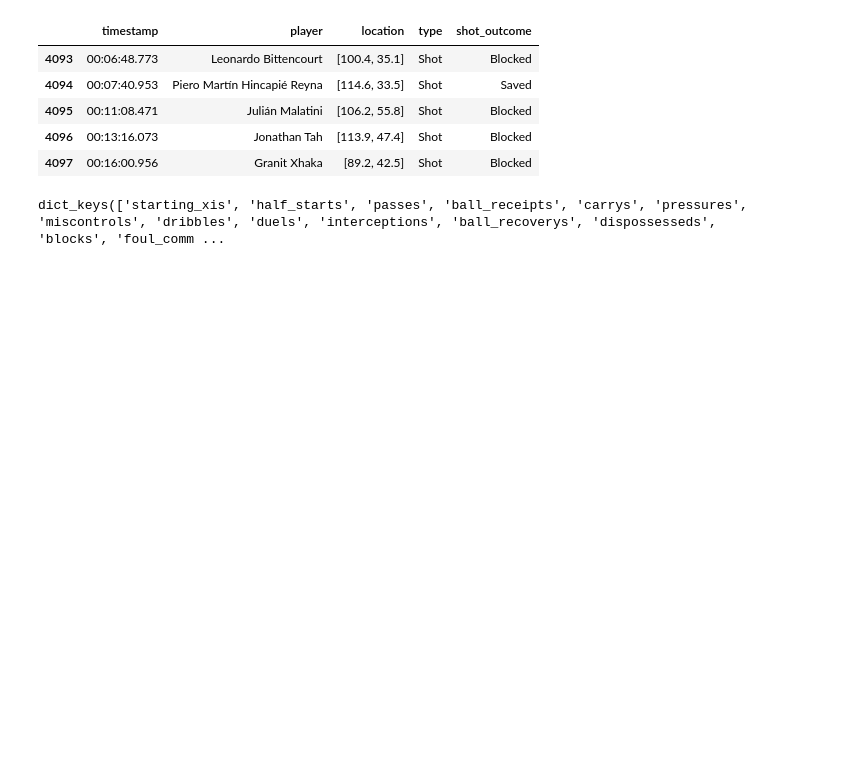
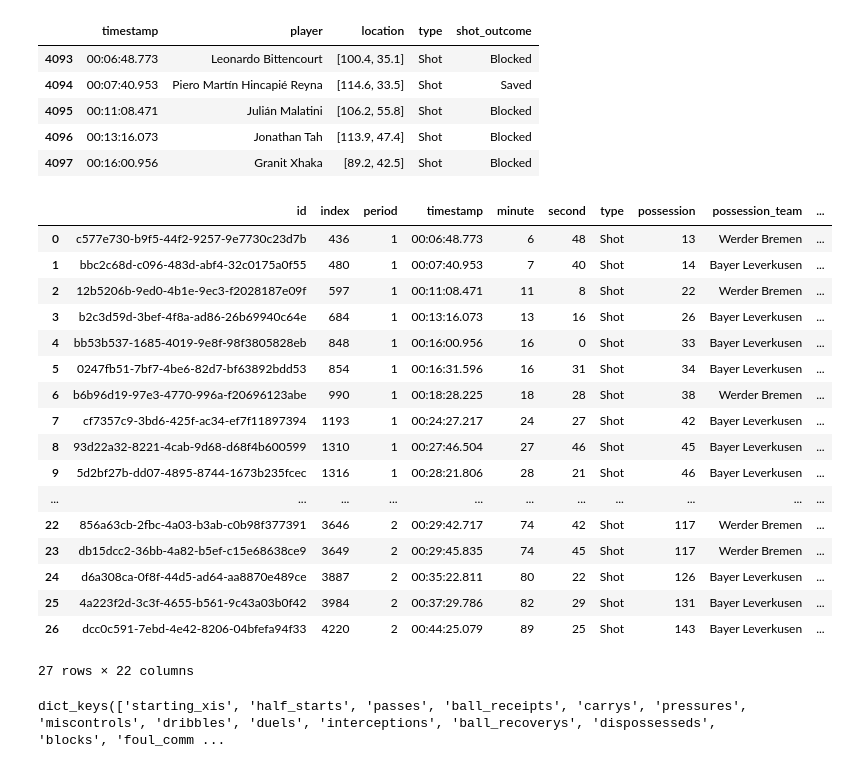
Before and after one commit to allorenz/statsbomb-open-data, a Jupyter notebook: src/investigate.ipynb, the cells around one changed output. Saved outputs shown, nothing was run; the diff lists cells and outputs as text; code cells hidden in the pictures; blank space fills up the shorter version.

```diff
--- a/src/investigate.ipynb
+++ b/src/investigate.ipynb
@@ -58,6 +74,27 @@ events[mask].head()
 | 4095 | 00:11:08.471 | Julián Malatini | [106.2, 55.8] | Shot | Blocked |
 | 4096 | 00:13:16.073 | Jonathan Tah | [113.9, 47.4] | Shot | Blocked |
 | 4097 | 00:16:00.956 | Granit Xhaka | [89.2, 42.5] | Shot | Blocked |
+# %%
+sb.events(match_id=3895302, split=True, flatten_attrs=False)["shots"]
+# %% [output]
+|  | id | index | period | timestamp | minute | second | type | possession | possession_team | ... |
+| 0 | c577e730-b9f5-44f2-9257-9e7730c23d7b | 436 | 1 | 00:06:48.773 | 6 | 48 | Shot | 13 | Werder Bremen | ... |
+| 1 | bbc2c68d-c096-483d-abf4-32c0175a0f55 | 480 | 1 | 00:07:40.953 | 7 | 40 | Shot | 14 | Bayer Leverkusen | ... |
+| 2 | 12b5206b-9ed0-4b1e-9ec3-f2028187e09f | 597 | 1 | 00:11:08.471 | 11 | 8 | Shot | 22 | Werder Bremen | ... |
+| 3 | b2c3d59d-3bef-4f8a-ad86-26b69940c64e | 684 | 1 | 00:13:16.073 | 13 | 16 | Shot | 26 | Bayer Leverkusen | ... |
+| 4 | bb53b537-1685-4019-9e8f-98f3805828eb | 848 | 1 | 00:16:00.956 | 16 | 0 | Shot | 33 | Bayer Leverkusen | ... |
+| 5 | 0247fb51-7bf7-4be6-82d7-bf63892bdd53 | 854 | 1 | 00:16:31.596 | 16 | 31 | Shot | 34 | Bayer Leverkusen | ... |
+| 6 | b6b96d19-97e3-4770-996a-f20696123abe | 990 | 1 | 00:18:28.225 | 18 | 28 | Shot | 38 | Werder Bremen | ... |
+| 7 | cf7357c9-3bd6-425f-ac34-ef7f11897394 | 1193 | 1 | 00:24:27.217 | 24 | 27 | Shot | 42 | Bayer Leverkusen | ... |
+| 8 | 93d22a32-8221-4cab-9d68-d68f4b600599 | 1310 | 1 | 00:27:46.504 | 27 | 46 | Shot | 45 | Bayer Leverkusen | ... |
+| 9 | 5d2bf27b-dd07-4895-8744-1673b235fcec | 1316 | 1 | 00:28:21.806 | 28 | 21 | Shot | 46 | Bayer Leverkusen | ... |
+| ... | ... | ... | ... | ... | ... | ... | ... | ... | ... | ... |
+| 22 | 856a63cb-2fbc-4a03-b3ab-c0b98f377391 | 3646 | 2 | 00:29:42.717 | 74 | 42 | Shot | 117 | Werder Bremen | ... |
+| 23 | db15dcc2-36bb-4a82-b5ef-c15e68638ce9 | 3649 | 2 | 00:29:45.835 | 74 | 45 | Shot | 117 | Werder Bremen | ... |
+| 24 | d6a308ca-0f8f-44d5-ad64-aa8870e489ce | 3887 | 2 | 00:35:22.811 | 80 | 22 | Shot | 126 | Bayer Leverkusen | ... |
+| 25 | 4a223f2d-3c3f-4655-b561-9c43a03b0f42 | 3984 | 2 | 00:37:29.786 | 82 | 29 | Shot | 131 | Bayer Leverkusen | ... |
+| 26 | dcc0c591-7ebd-4e42-8206-04bfefa94f33 | 4220 | 2 | 00:44:25.079 | 89 | 25 | Shot | 143 | Bayer Leverkusen | ... |
+27 rows × 22 columns
 # %%
 sb.events(match_id=3895302, split=True, flatten_attrs=False).keys()
 # %% [output]
```
Also changed, not shown: parts of 4 cells of this notebook.
